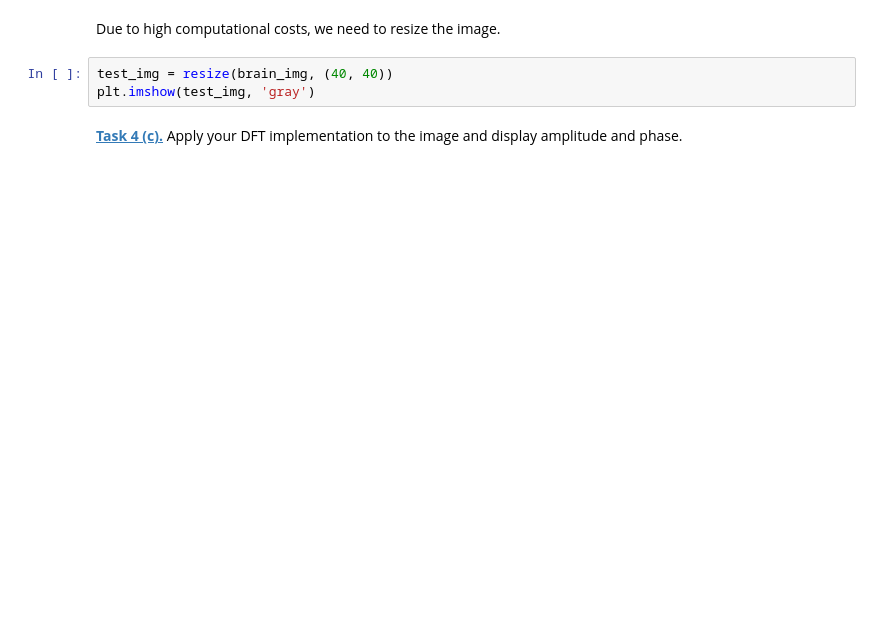
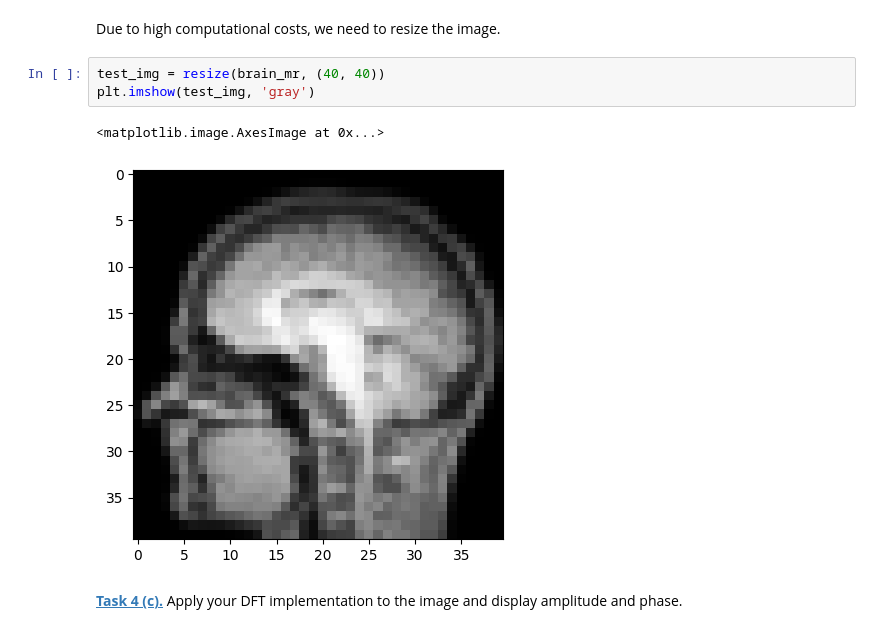
Before and after one commit to MiaRaedlein/mobi-fs5-python, a Jupyter notebook: fourier.ipynb, the cells around one changed output. Drawn from its saved outputs; the diff is of its cells as text; blank space fills up the shorter version.

```diff
--- a/fourier.ipynb
+++ b/fourier.ipynb
@@ -211,7 +245,10 @@ Text(0.5, 1.0, 'High-Pass Filtered')
 # %% [markdown]
 Due to high computational costs, we need to resize the image.
 # %%
-test_img = resize(brain_img, (40, 40))
+test_img = resize(brain_mr, (40, 40))
 plt.imshow(test_img, 'gray')
+# %% [output]
+<matplotlib.image.AxesImage at 0x...>
+[figure, added]
 # %% [markdown]
 **[Task 4 (c).]()** Apply your DFT implementation to the image and display amplitude and phase.
```
Also changed, not shown: parts of 12 cells of this notebook.
